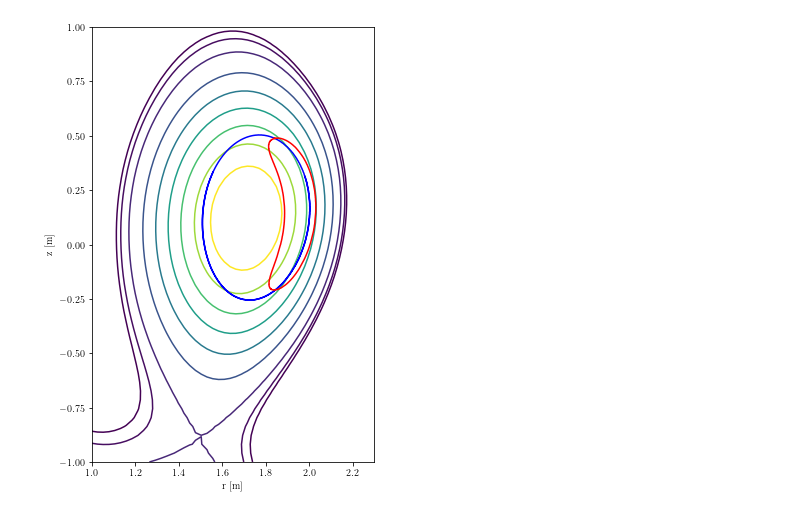
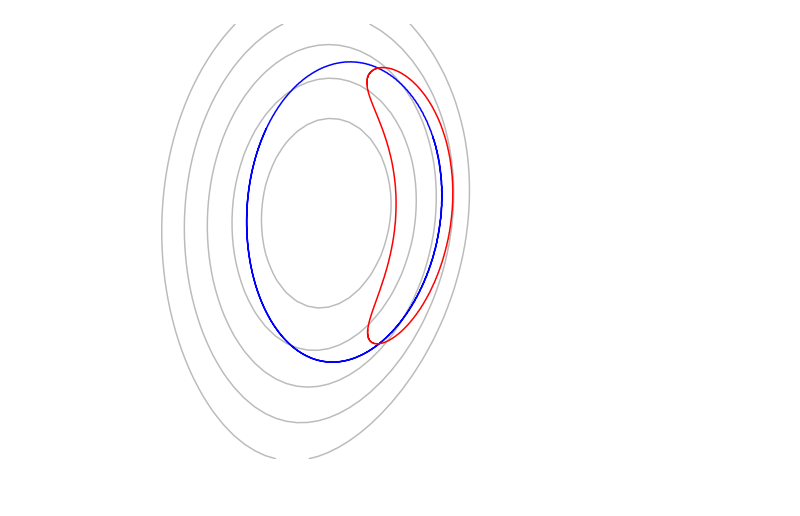
Before and after one commit to studentenherz/Minimal, a Jupyter notebook: extra/ASDEX-U.ipynb, the cells around one changed output. Saved outputs shown, nothing was run; the diff lists cells and outputs as text; code cells hidden in the pictures.

```diff
--- a/extra/ASDEX-U.ipynb
+++ b/extra/ASDEX-U.ipynb
@@ -41,4 +35,5 @@ Psi = psi(R, Z)
 plt.rcParams.update({
     "text.usetex": True,
     "font.family": "serif",
-    "font.sans-serif": ["Computer Modern Sans Serif"]})
+    "font.sans-serif": ["Computer Modern Sans Serif"],
+		"font.size": 14})
@@ -45,30 +67,39 @@ plt.rcParams.update({
 # %%
+r = np.linspace(1, 2.3)
+z = np.linspace(-0.5, 0.6)
+R, Z = np.meshgrid(r, z)
+
+Psi = psi(R, Z)
+
 fig, ax = plt.subplots()
 
-ax.contour(R, Z, Psi, [-0.15, -0.1, 0.0025, 0.2, 0.4, 0.6, 0.8, 1.0, 1.2])
+levels = [0.4, 0.6, 0.8, 1.0, 1.2]
+ax.contour(R, Z, Psi, levels, colors='#bbb')
 ax.set_aspect('equal', adjustable='box')
-# ax.axis('off')
-ax.set_xlabel('r [m]')
-ax.set_ylabel('z [m]')
 
+# separatrix_level = [0.002]
+# ax.contour(R, Z, Psi, separatrix_level , colors='r')
 
-plt.rcParams['figure.figsize'] = [12, 8]
 
 dir = '/home/maxwell/Physics/2. IB/Maestría/[1] Trabajo de Tesis/code/Minimal/build'
 
 a = 0.5 # scale factor
 orbit_data = np.loadtxt(f'{dir}/orbits/gc/pasante.dat')
 r = orbit_data[:,0] * a
 z = orbit_data[:,2] * a
+ax.plot(r, z, 'b')
 
-ax.plot(r, z, 'b')
 orbit_data = np.loadtxt(f'{dir}/orbits/gc/part77.dat')
 r = orbit_data[:,0] * a
 z = orbit_data[:,2] * a
-
 ax.plot(r, z, 'r')
 
 
-fig.savefig('flux_surfaces.pdf', bbox_inches='tight')
+ax.axis('off')
+# ax.set_xlabel('r [m]')
+# ax.set_ylabel('z [m]')
+
+plt.rcParams['figure.figsize'] = [12, 8]
+fig.savefig('orbits.svg', bbox_inches='tight')
 # %% [output]
-[figure, old version]
+[figure, new version]
```
Also changed, not shown: parts of 2 cells of this notebook, 3 other files.
